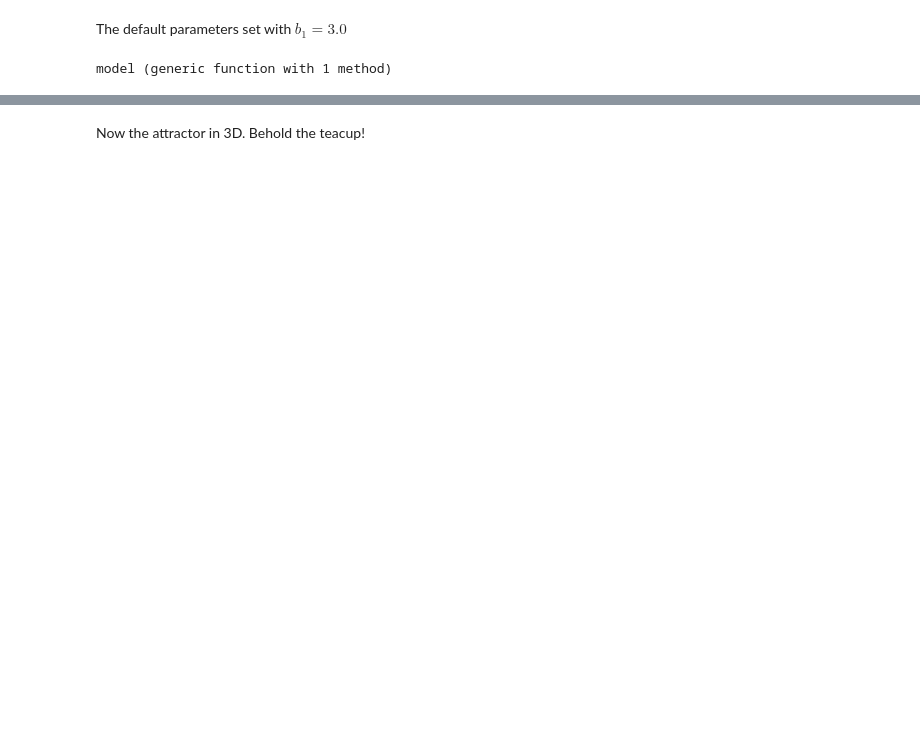
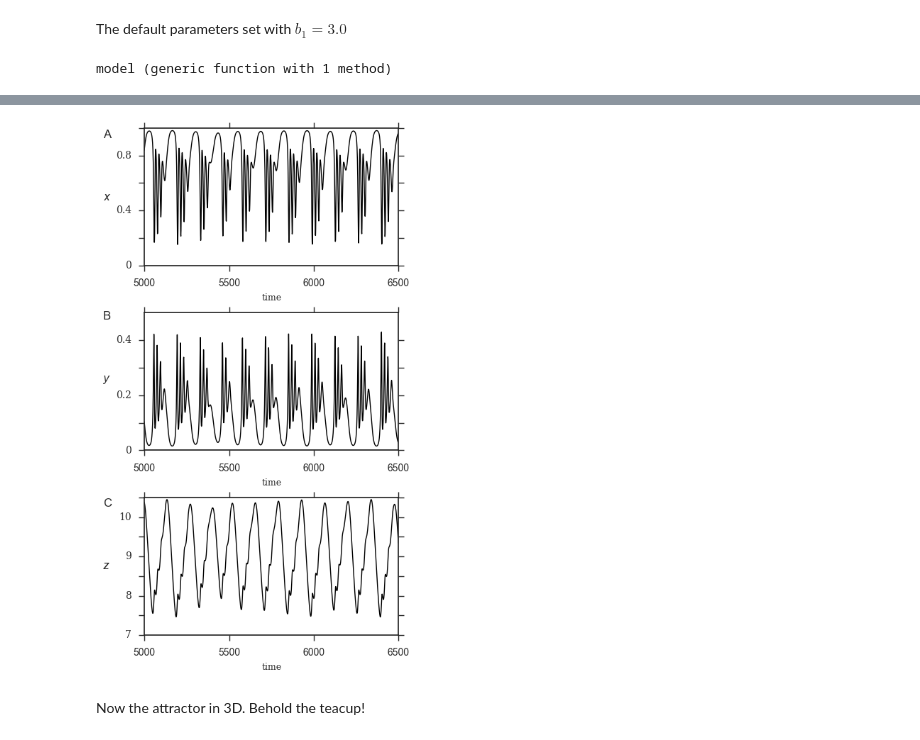
Before and after one commit to gabrielgellner/WebsitePosts, a Jupyter notebook: HastingsPowell/Hastings and Powell.ipynb, the cells around one changed output, grey strips where cells are left out. Drawn from its saved outputs; the diff is of its cells as text; code cells hidden in the pictures; blank space fills up the shorter version.

Commit message:
Move away from Plots.jl

```diff
--- a/HastingsPowell/Hastings and Powell.ipynb
+++ b/HastingsPowell/Hastings and Powell.ipynb
@@ -58,3 +41,53 @@ Create a Font from a list of unordered features
+# %%
+sns.set(style="ticks")
+t1 = 5000
+t2 = 6500
+xts = [5000, 5500, 6000, 6500] # Plots.jl check that is is an AbstractVector so tuples do not work, see if this is intended
+
+##TODO: find a more robust way of skiping labels
+##TODO: figure out how to make the x-axis labels serif
+f, axs = subplots(3, 1, figsize=(4.5, 8))
+
+axs[1][:plot](sol.x[t1:t2], sol.y[t1:t2, 1], color="Black", linewidth=1)
+axs[1][:set_xlim](t1, t2)
+axs[1][:set_ylim](0, 0.5)
+axs[1][:set_xlabel]("time", family="serif", fontsize=9)
+#axs[1][:set_ylabel]("x", rotation="horizontal", fontsize=14)
+#The figure really sets this in the same column as the panel labels
+figtext(0, 0.85, "x", style="italic")
+axs[1][:set_xticks](xts)
+axs[1][:set_yticks]([0, 0.2, 0.4, 0.6, 0.8, 1.0])
+axs[1][:set_yticklabels]([0, "", 0.4, "", 0.8, ""], family="serif")
+figtext(0, 0.96, "A")
+
+axs[2][:plot](sol.x[t1:t2], sol.y[t1:t2, 2], color="black", linewidth=1)
+axs[2][:set_xlim](t1, t2)
+axs[2][:set_ylim](0, 0.5)
+axs[2][:set_xlabel]("time", family="serif", fontsize=9)
+#axs[2][:set_ylabel]("y", rotation="horizontal", fontsize=14)
+#The figure really sets this in the same column as the panel labels
+figtext(0, 0.53, "y", style="italic")
+axs[2][:set_xticks](xts)
+axs[2][:set_yticks]([0, 0.1, 0.2, 0.3, 0.4])
+axs[2][:set_yticklabels]([0, "", 0.2, "", 0.4], family="serif")
+figtext(0, 0.64, "B")
+
+axs[3][:plot](sol.x[t1:t2], sol.y[t1:t2, 3], color="black", linewidth=1)
+axs[3][:set_xlim](t1, t2)
+axs[3][:set_ylim](7, 10.5)
+axs[3][:set_xlabel]("time", family="serif", fontsize=9)
+#axs[3][:set_ylabel]("z", rotation="horizontal", fontsize=14)
+#The figure really sets this in the same column as the panel labels
+figtext(0, 0.2, "z", style="italic")
+axs[3][:set_xticks](xts)
+axs[3][:set_yticks]([7, 7.5, 8, 8.5, 9, 9.5, 10, 10.5])
+axs[3][:set_yticklabels]([7, "", 8, "", 9, "", 10, ""], family="serif")
+figtext(0, 0.31, "C")
+
+f[:tight_layout]()
+;
+# %% [output]
+[figure, added]
 # %% [markdown]
 Now the attractor in 3D. Behold the teacup!
 # %%
```
Also changed, not shown: parts of 10 cells of this notebook.
